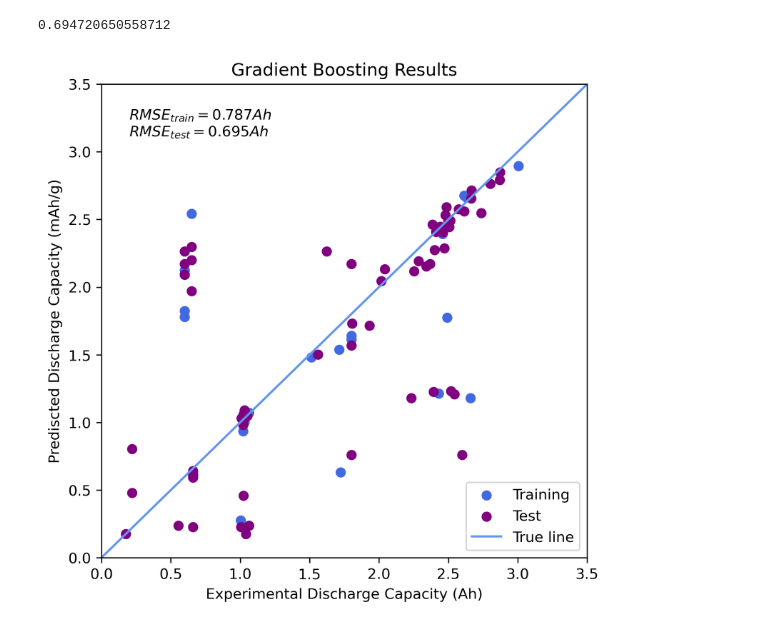
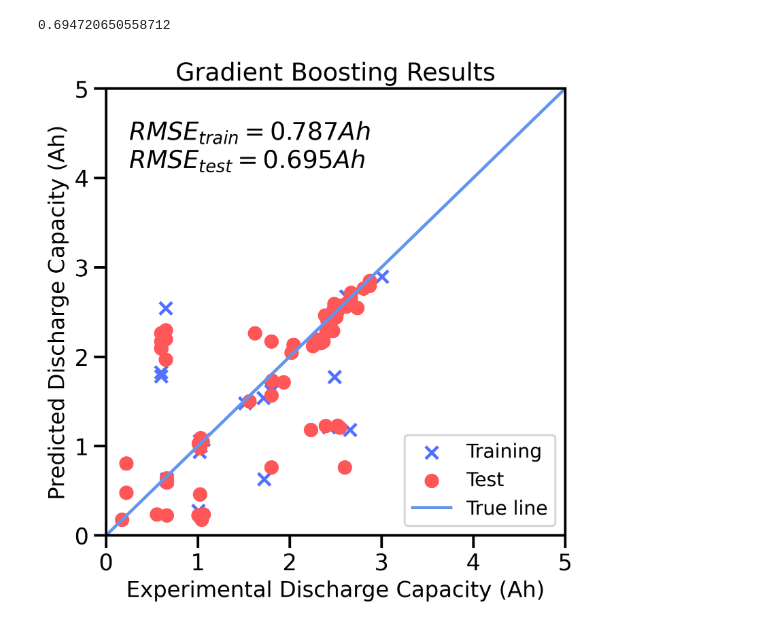
Before and after one commit to SZ-Jasper/SELEC, a Jupyter notebook: supplementary/Gradient_Boosting_Machine.ipynb, the cells around one changed output. Saved outputs shown, nothing was run; the diff lists cells and outputs as text; code cells hidden in the pictures.

```diff
--- a/supplementary/Gradient_Boosting_Machine.ipynb
+++ b/supplementary/Gradient_Boosting_Machine.ipynb
@@ -142,22 +141,23 @@ print(RMSE_test)
 # %% [output]
 0.694720650558712
 # %%
-import numpy
 import matplotlib.pyplot as plt
 from matplotlib.pyplot import figure
+import seaborn as sns
+sns.set_context('talk')
 figure(figsize=(6, 6), dpi=300)
 
-plt.axis([0,3.5,0,3.5])
-plt.scatter(x = y_validate, y = y_train_predicted, c='royalblue',label='Training')
-plt.scatter(x = y_test, y = y_predict, c='purple',label='Test')
+plt.axis([0,5,0,5])
+plt.scatter(x = y_validate, y = y_train_predicted, marker = 'x', c='#5271FF',label='Training')
+plt.scatter(x = y_test, y = y_predict, c='#FF5757',label='Test')
 plt.plot([0,5],[0,5],label ='True line',c='cornflowerblue')
-plt.legend(loc='lower right')
+plt.legend(loc='lower right', fontsize = 14)
 plt.title(label='Gradient Boosting Results')
 
-plt.xlabel(r'Experimental Discharge Capacity (Ah)')
-plt.ylabel(r'Prediscted Discharge Capacity (mAh/g)')
-plt.text(0.2, 3, r'$RMSE_{train}=0.787Ah$'+'\n'+r'$RMSE_{test}=0.695Ah$' +"\n")
-plt.savefig('Gradient Boosting-Predicted-vs-test.png',dpi=600)
+plt.xlabel(r'Experimental Discharge Capacity (Ah)', fontsize = 16)
+plt.ylabel(r'Predicted Discharge Capacity (Ah)', fontsize = 16)
+plt.text(0.25, 3.8, r'$RMSE_{train}=0.787Ah$'+'\n'+r'$RMSE_{test}=0.695Ah$' +"\n")
+#plt.savefig('Gradient_Boosting-Predicted-vs-test.png',dpi=600)
 plt.show()
 # %% [output]
-[figure, old version]
+[figure, new version]
```
Also changed, not shown: parts of 1 cell of this notebook.
